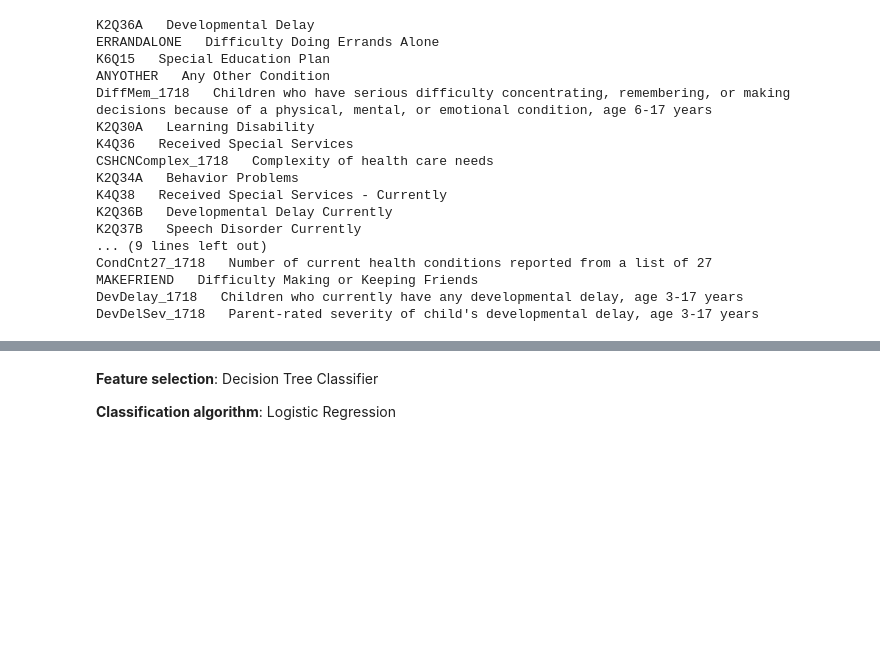
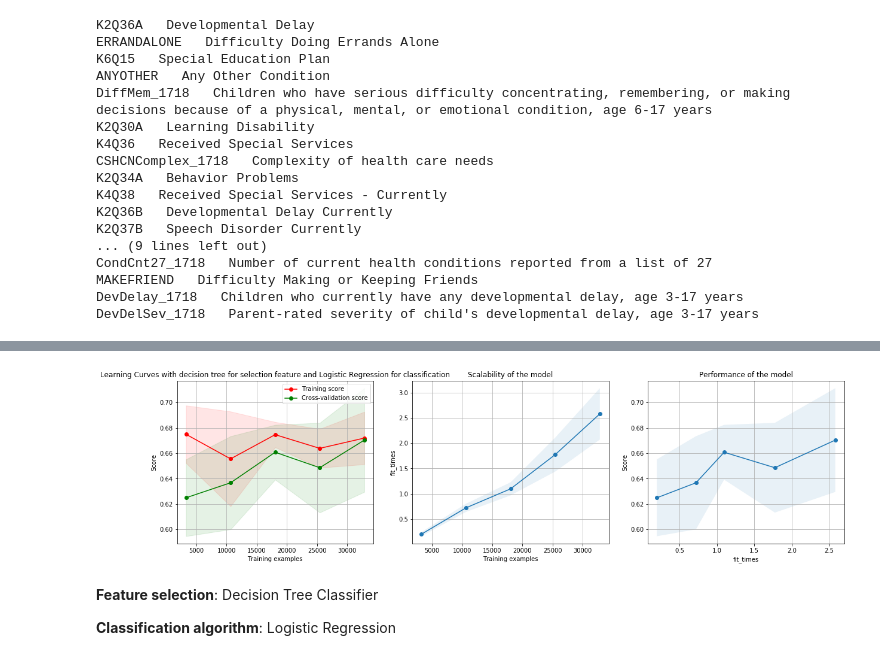
Before and after one commit to seoruosa/ds-for-healthcare-final-project-autism, a Jupyter notebook: notebooks/4.1-training-imbalanced-data.ipynb, the cells around one changed output, grey strips where cells are left out. Drawn from its saved outputs; the diff is of its cells as text; code cells hidden in the pictures; blank space fills up the shorter version.

```diff
--- a/notebooks/4.1-training-imbalanced-data.ipynb
+++ b/notebooks/4.1-training-imbalanced-data.ipynb
@@ -111,0 +155,11 @@ DevDelSev_1718   Parent-rated severity of child's developmental delay, age 3-17
+# %%
+from sklearn.linear_model import LogisticRegression
+
+clf = Pipeline([
+  ('feature_selection', SelectFromModel(DecisionTreeClassifier(), threshold=0.005)),
+  ('classification', LogisticRegression())
+])
+clf.fit(X_train, y_train)
+
+clf_models[('DecisionTreeClassifier', 'LogisticRegression')] = clf
+print(classification_report(y_test, clf.predict(X_test)))
@@ -112,3 +182,16 @@ DevDelSev_1718   Parent-rated severity of child's developmental delay, age 3-17
+# %%
+title = f"Learning Curves with decision tree for selection feature and Logistic Regression for classification"
+
+cv = StratifiedKFold(n_splits=10)
+estimator = clf_models[('DecisionTreeClassifier', 'LogisticRegression')]
+
+scorer = make_scorer(f1_score, average='macro')
+
+plot_learning_curve(estimator, title, X_train, y_train.ravel(), cv=cv, n_jobs=4, scoring=scorer)
+
+plt.show()
+# %% [output]
+[figure, added]
 # %% [markdown]
 **Feature selection**: Decision Tree Classifier
 
```
Also changed, not shown: parts of 7 cells of this notebook, 2 other files.
